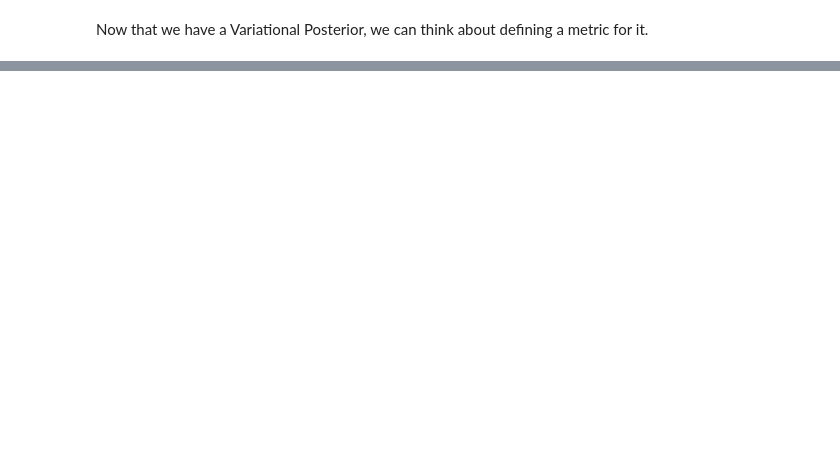
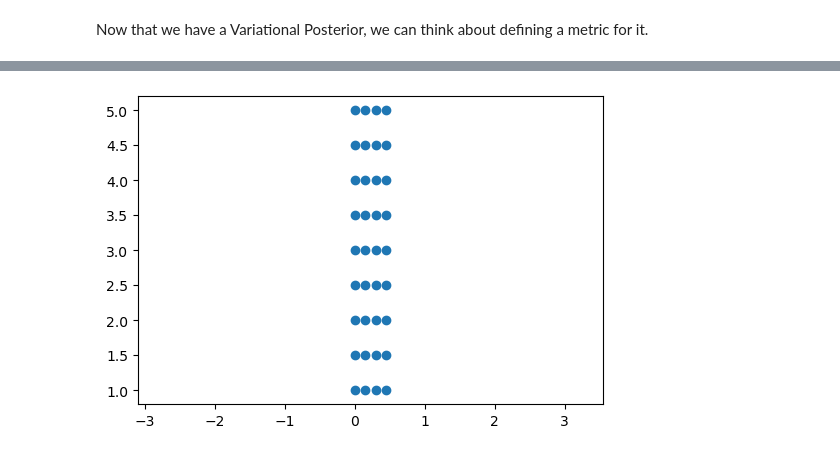
Before and after one commit to valentine-alia/BPE, a Jupyter notebook: metrics.ipynb, the cells around one changed output, grey strips where cells are left out. Saved outputs shown, nothing was run; the diff lists cells and outputs as text; code cells hidden in the pictures; blank space fills up the shorter version.

```diff
--- a/metrics.ipynb
+++ b/metrics.ipynb
@@ -140,0 +147,7 @@ euclidean_metric(vp,np.array([[a,b]]))
+# %%
+plt.figure(figsize=(6,4))
+plt.scatter(np.array([points])[0][:,0],np.array([points])[0][:,1])
+plt.axis("equal")
+plt.show()
+# %% [output]
+[figure, added]
```
Also changed, not shown: parts of 8 cells of this notebook.
